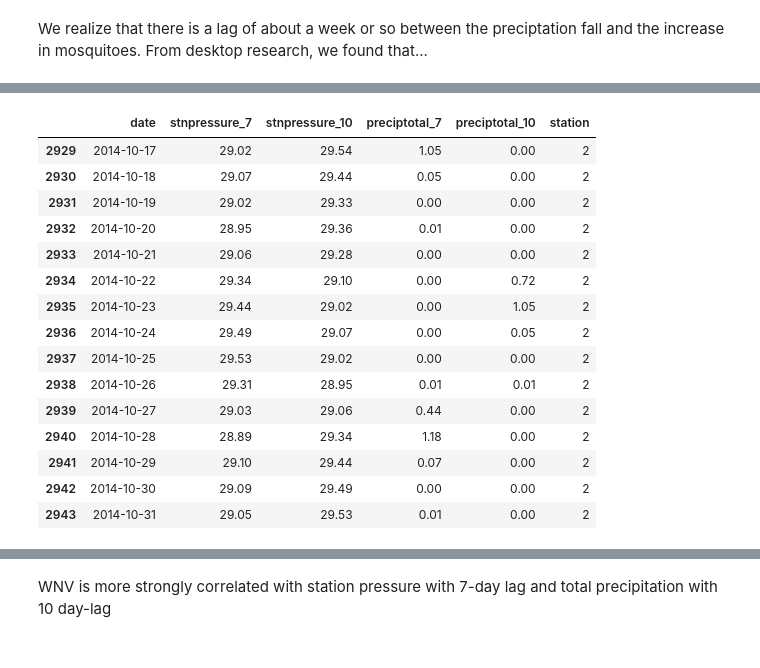
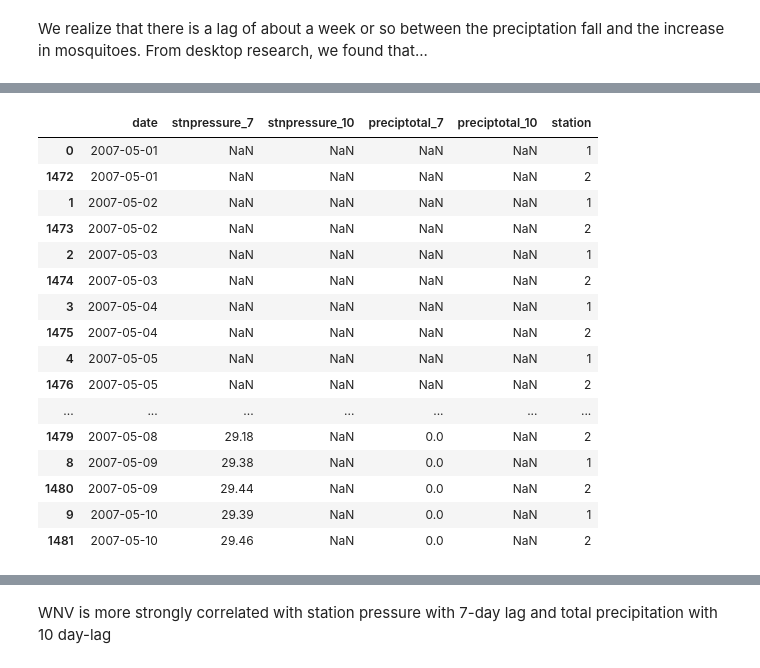
Before and after one commit to lindytanll/predict-west-nile-virus, a Jupyter notebook: code/4. EDA.ipynb, the cells around one changed output, grey strips where cells are left out. Saved outputs shown, nothing was run; the diff lists cells and outputs as text; code cells hidden in the pictures.

```diff
--- a/code/4. EDA.ipynb
+++ b/code/4. EDA.ipynb
@@ -286,0 +303,2 @@ weather["preciptotal_10"] = weather["preciptotal"].copy().shift(20)
+# %%
+weather = weather.sort_values(by=["date","station"])
@@ -287,23 +341,24 @@ weather["preciptotal_10"] = weather["preciptotal"].copy().shift(20)
 # %%
 weather_lag = weather[["date","stnpressure_7", "stnpressure_10","preciptotal_7","preciptotal_10","station"]]
-weather_lag.tail(15)
+weather_lag.head(20)
 # %% [output]
 |  | date | stnpressure_7 | stnpressure_10 | preciptotal_7 | preciptotal_10 | station |
-| 2929 | 2014-10-17 | 29.02 | 29.54 | 1.05 | 0.00 | 2 |
-| 2930 | 2014-10-18 | 29.07 | 29.44 | 0.05 | 0.00 | 2 |
-| 2931 | 2014-10-19 | 29.02 | 29.33 | 0.00 | 0.00 | 2 |
-| 2932 | 2014-10-20 | 28.95 | 29.36 | 0.01 | 0.00 | 2 |
-| 2933 | 2014-10-21 | 29.06 | 29.28 | 0.00 | 0.00 | 2 |
-| 2934 | 2014-10-22 | 29.34 | 29.10 | 0.00 | 0.72 | 2 |
-| 2935 | 2014-10-23 | 29.44 | 29.02 | 0.00 | 1.05 | 2 |
-| 2936 | 2014-10-24 | 29.49 | 29.07 | 0.00 | 0.05 | 2 |
-| 2937 | 2014-10-25 | 29.53 | 29.02 | 0.00 | 0.00 | 2 |
-| 2938 | 2014-10-26 | 29.31 | 28.95 | 0.01 | 0.01 | 2 |
-| 2939 | 2014-10-27 | 29.03 | 29.06 | 0.44 | 0.00 | 2 |
-| 2940 | 2014-10-28 | 28.89 | 29.34 | 1.18 | 0.00 | 2 |
-| 2941 | 2014-10-29 | 29.10 | 29.44 | 0.07 | 0.00 | 2 |
-| 2942 | 2014-10-30 | 29.09 | 29.49 | 0.00 | 0.00 | 2 |
-| 2943 | 2014-10-31 | 29.05 | 29.53 | 0.01 | 0.00 | 2 |
+| 0 | 2007-05-01 | NaN | NaN | NaN | NaN | 1 |
+| 1472 | 2007-05-01 | NaN | NaN | NaN | NaN | 2 |
+| 1 | 2007-05-02 | NaN | NaN | NaN | NaN | 1 |
+| 1473 | 2007-05-02 | NaN | NaN | NaN | NaN | 2 |
+| 2 | 2007-05-03 | NaN | NaN | NaN | NaN | 1 |
+| 1474 | 2007-05-03 | NaN | NaN | NaN | NaN | 2 |
+| 3 | 2007-05-04 | NaN | NaN | NaN | NaN | 1 |
+| 1475 | 2007-05-04 | NaN | NaN | NaN | NaN | 2 |
+| 4 | 2007-05-05 | NaN | NaN | NaN | NaN | 1 |
+| 1476 | 2007-05-05 | NaN | NaN | NaN | NaN | 2 |
+| ... | ... | ... | ... | ... | ... | ... |
+| 1479 | 2007-05-08 | 29.18 | NaN | 0.0 | NaN | 2 |
+| 8 | 2007-05-09 | 29.38 | NaN | 0.0 | NaN | 1 |
+| 1480 | 2007-05-09 | 29.44 | NaN | 0.0 | NaN | 2 |
+| 9 | 2007-05-10 | 29.39 | NaN | 0.0 | NaN | 1 |
+| 1481 | 2007-05-10 | 29.46 | NaN | 0.0 | NaN | 2 |
 # %%
 df_new = pd.merge(df,
               weather_lag,
```
Also changed, not shown: parts of 12 cells of this notebook.
